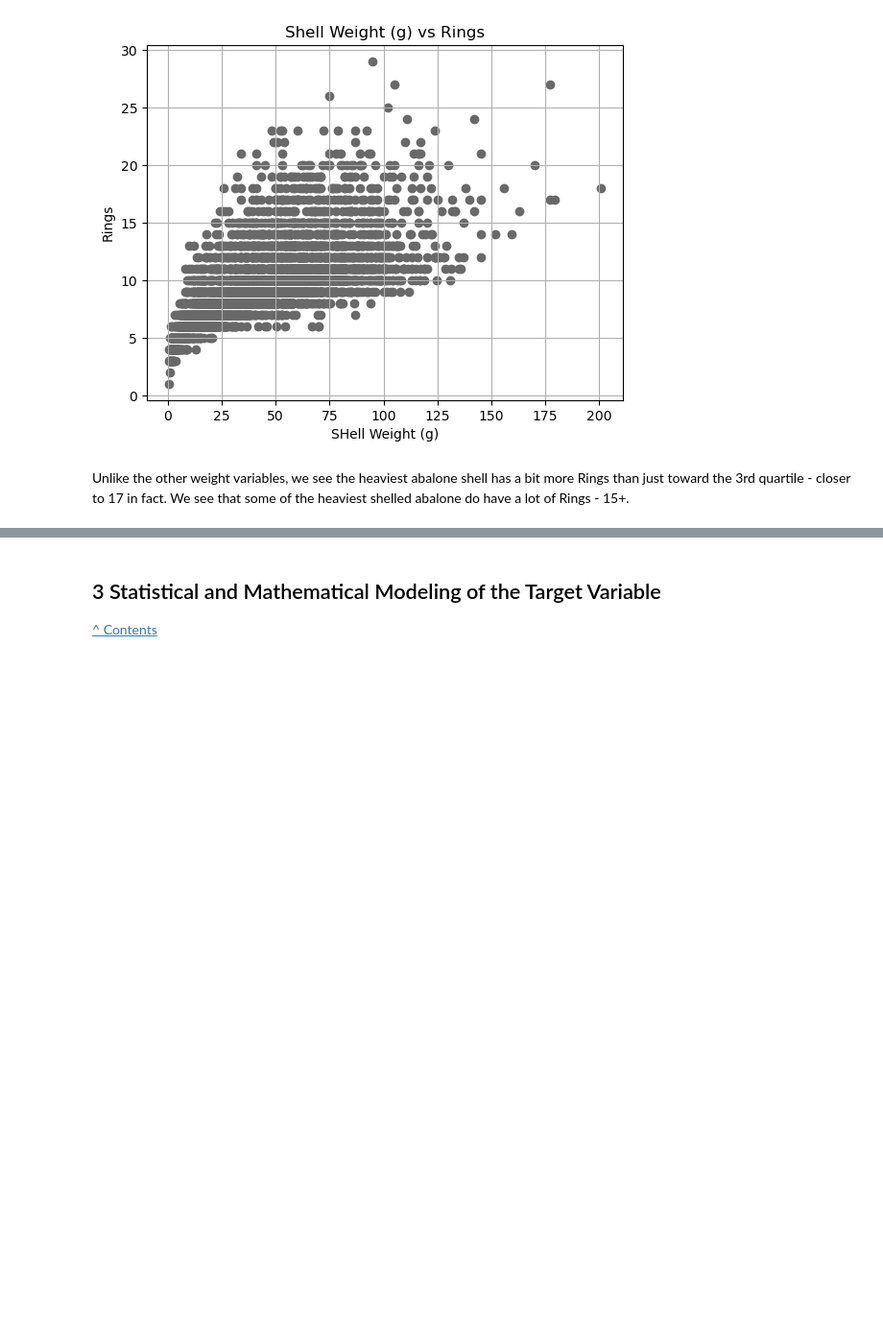
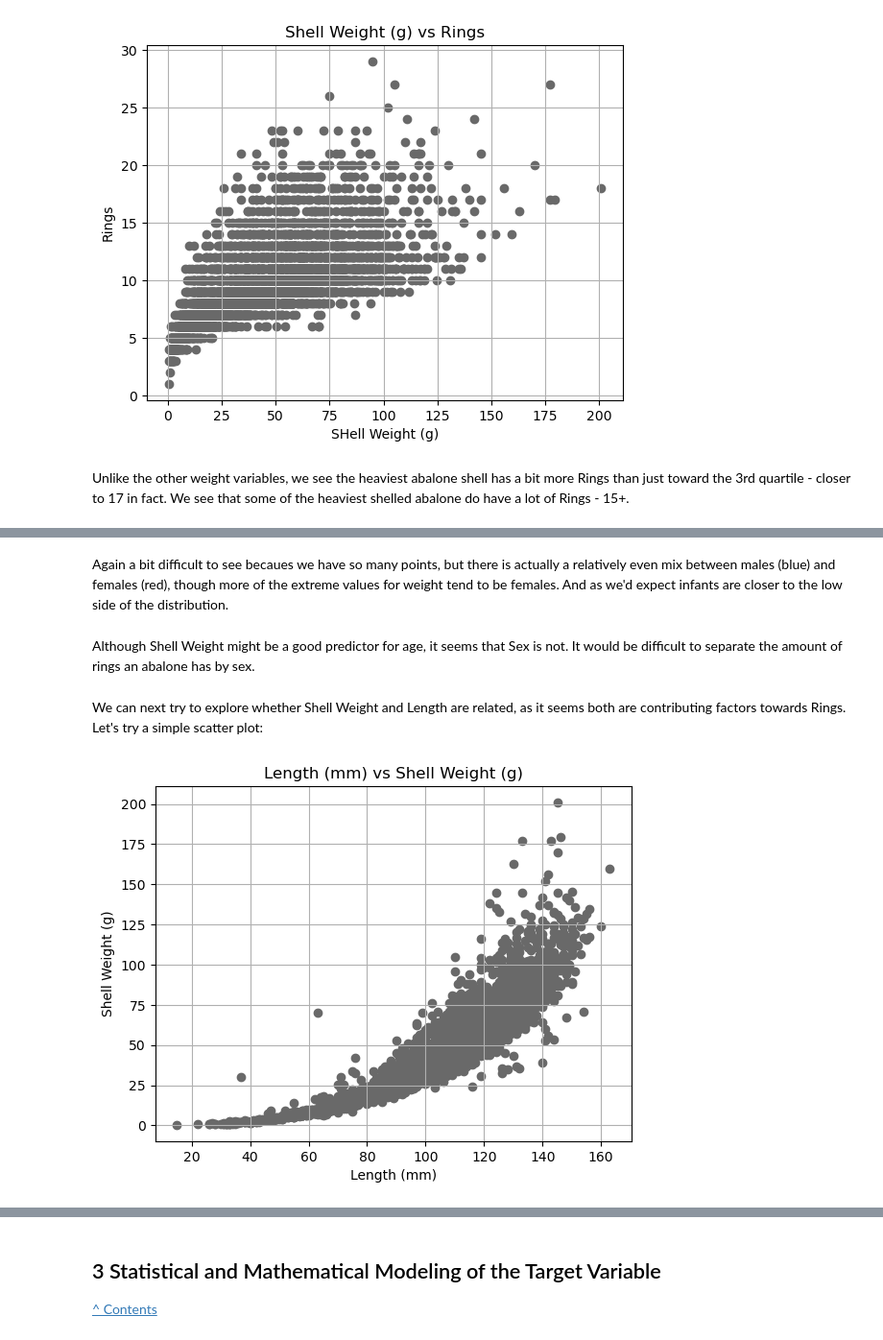
Before and after one commit to ansaridan/jhu-data-engineering-team-5, a Jupyter notebook: Problem_Set_3/Jhirsc21.ipynb, the cells around one changed output, grey strips where cells are left out. Shown at 96% size. Drawn from its saved outputs; the diff is of its cells as text; code cells hidden in the pictures; blank space fills up the shorter version.

```diff
--- a/Problem_Set_3/Jhirsc21.ipynb
+++ b/Problem_Set_3/Jhirsc21.ipynb
@@ -882,0 +919,19 @@ Unlike the other weight variables, we see the heaviest abalone shell has a bit m
+# %% [markdown]
+Again a bit difficult to see becaues we have so many points, but there is actually a relatively even mix between males (blue) and females (red), though more of the extreme values for weight tend to be females. And as we'd expect infants are closer to the low side of the distribution.
+# %% [markdown]
+Although Shell Weight might be a good predictor for age, it seems that Sex is not. It would be difficult to separate the amount of rings an abalone has by sex.
+# %% [markdown]
+We can next try to explore whether Shell Weight and Length are related, as it seems both are contributing factors towards Rings. Let's try a simple scatter plot:
+# %%
+plt.scatter(df['Length (mm)'], df['Shell Weight (g)'], color='dimgray')
+plt.title('Length (mm) vs Shell Weight (g)')
+plt.xlabel('Length (mm)')
+plt.ylabel('Shell Weight (g)')
+
+plt.grid(axis='x')
+plt.grid(axis='y')
+
+plt.show()
+plt.close()
+# %% [output]
+[figure, added]
```
Also changed, not shown: parts of 25 cells of this notebook.
